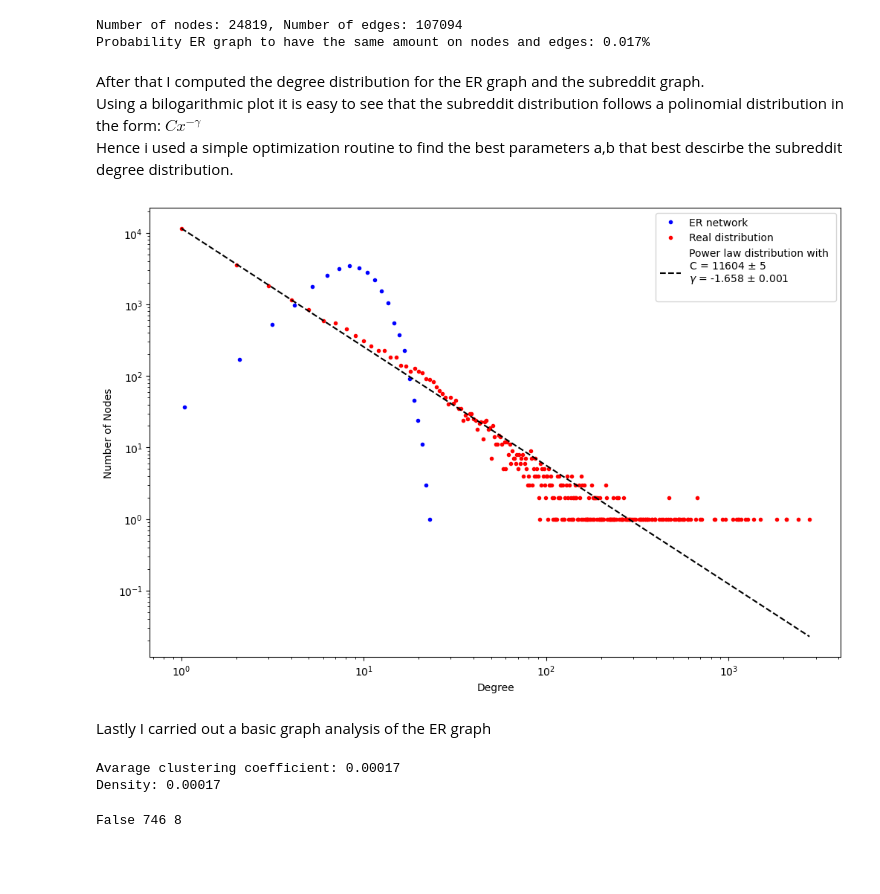
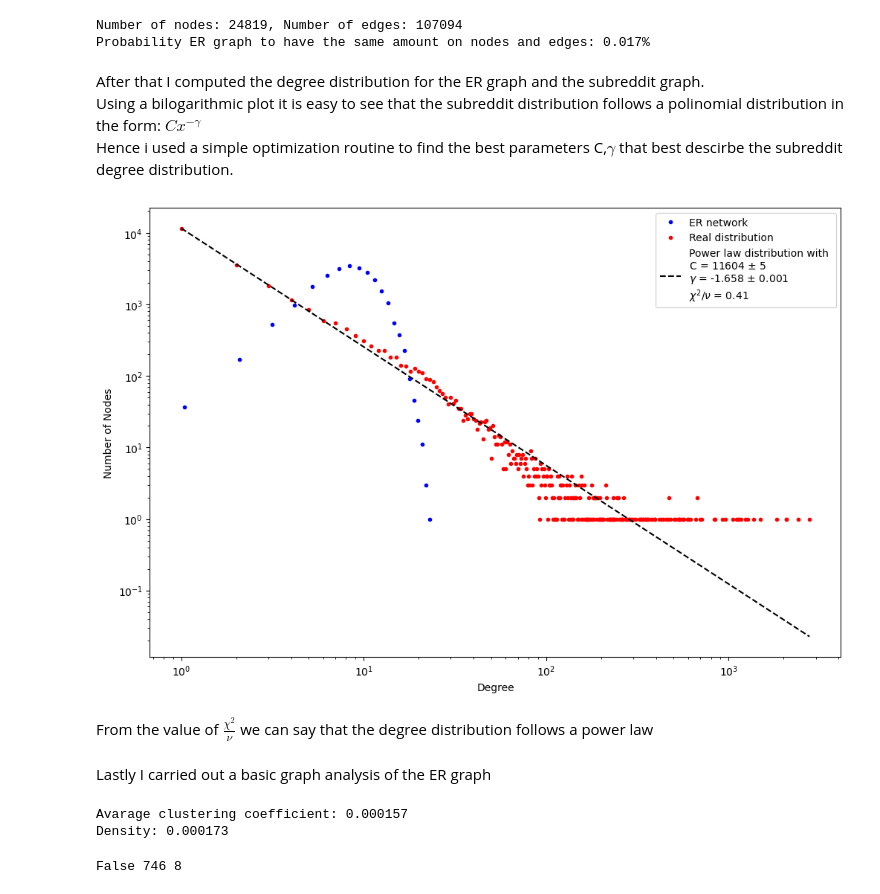
Before and after one commit to pspinaunipi/Project_Social_Network_Analysis, a Jupyter notebook: analize_data/Random and configuration newtorks .ipynb, the cells around one changed output. Drawn from its saved outputs; the diff is of its cells as text; code cells hidden in the pictures; blank space fills up the shorter version.

```diff
--- a/analize_data/Random and configuration newtorks .ipynb
+++ b/analize_data/Random and configuration newtorks .ipynb
@@ -69,46 +69,47 @@ Probability ER graph to have the same amount on nodes and edges: 0.017%
 <p>After that I computed the degree distribution for the ER graph and the subreddit graph.<br>
     Using a bilogarithmic plot it is easy to see that the subreddit distribution follows a polinomial distribution in the form:
     $Cx^{-\gamma}$<br>
-Hence i used a simple optimization routine to find the best parameters a,b that best descirbe the subreddit degree distribution. </p>
+Hence i used a simple optimization routine to find the best parameters C,$\gamma$ that best descirbe the subreddit degree distribution. </p>
 # %%
 er = nx.fast_gnp_random_graph(n_nodes, prob,seed=1,directed=True)
 fig=plt.figure(figsize=(12,8), dpi= 100)
 #compute probability distribution for ER and real graph
 hist_er = np.array(nx.degree_histogram(er))
 hist = np.array(nx.degree_histogram(G))
 #plot degree distribution for ER and real graph
 x = np.linspace(0,len(hist_er),len(hist_er))
 plt.plot(x, hist_er, ".", label="ER network",color="blue")
 xx = np.linspace(1,len(hist),len(hist)-1)
 plt.plot(xx, hist[1:], ".",label = "Real distribution",color="red")
 #compute best parameter to approximate real distribution
 popt, pcov = curve_fit(func, xx, hist[1:],p0=(1e8,-2))
 err_0 = np.sqrt(pcov[0][0])
 err_1 = np.sqrt(pcov[1][1])
-
 chi = ((hist[1:]-func(xx, *popt))**2/func(xx, *popt)).sum()
 adj_chi = chi/(len(hist[1:]-2))
-label="Power law distribution with \nC = {:.0f} $\pm$ {:.0f} \n$\gamma$ = {:.3f} $\pm$ {:.3f}\n".format(popt[0],err_0,popt[1],err_1)
+label="Power law distribution with \nC = {:.0f} $\pm$ {:.0f} \n$\gamma$ = {:.3f} $\pm$ {:.3f}\n$\chi^2$/$\\nu$ = {:.2f}".format(popt[0],err_0,popt[1],err_1,adj_chi)
 plt.plot(xx, func(xx, *popt), color ='black',label=label,ls="--")
 # nice plot
 plt.loglog()
 plt.xlabel("Degree")
 plt.ylabel("Number of Nodes")
 plt.legend()
 plt.savefig("images/random_conf.png")
 plt.show()
 # %% [output]
-[figure, old version]
+[figure, new version]
+# %% [markdown]
+From the value of $\frac{\chi^2}{\nu}$ we can say that the degree distribution follows a power law
 # %% [markdown]
 <p> Lastly I carried out a basic graph analysis of the ER graph</p>
 # %%
 # clustering and density analysis
 a_cluster = nx.average_clustering(er)
 density = nx.density(er)
-print("Avarage clustering coefficient: {:.5f} \nDensity: {:.5f}".format(a_cluster,density))
+print("Avarage clustering coefficient: {:.6f} \nDensity: {:.6f}".format(a_cluster,density))
 # %% [output]
-Avarage clustering coefficient: 0.00017
-Density: 0.00017
+Avarage clustering coefficient: 0.000157
+Density: 0.000173
 # %%
 #connected component analysis
 n_strong = nx.number_strongly_connected_components(er)
```
Also changed, not shown: parts of 10 cells of this notebook, 1 other file.
